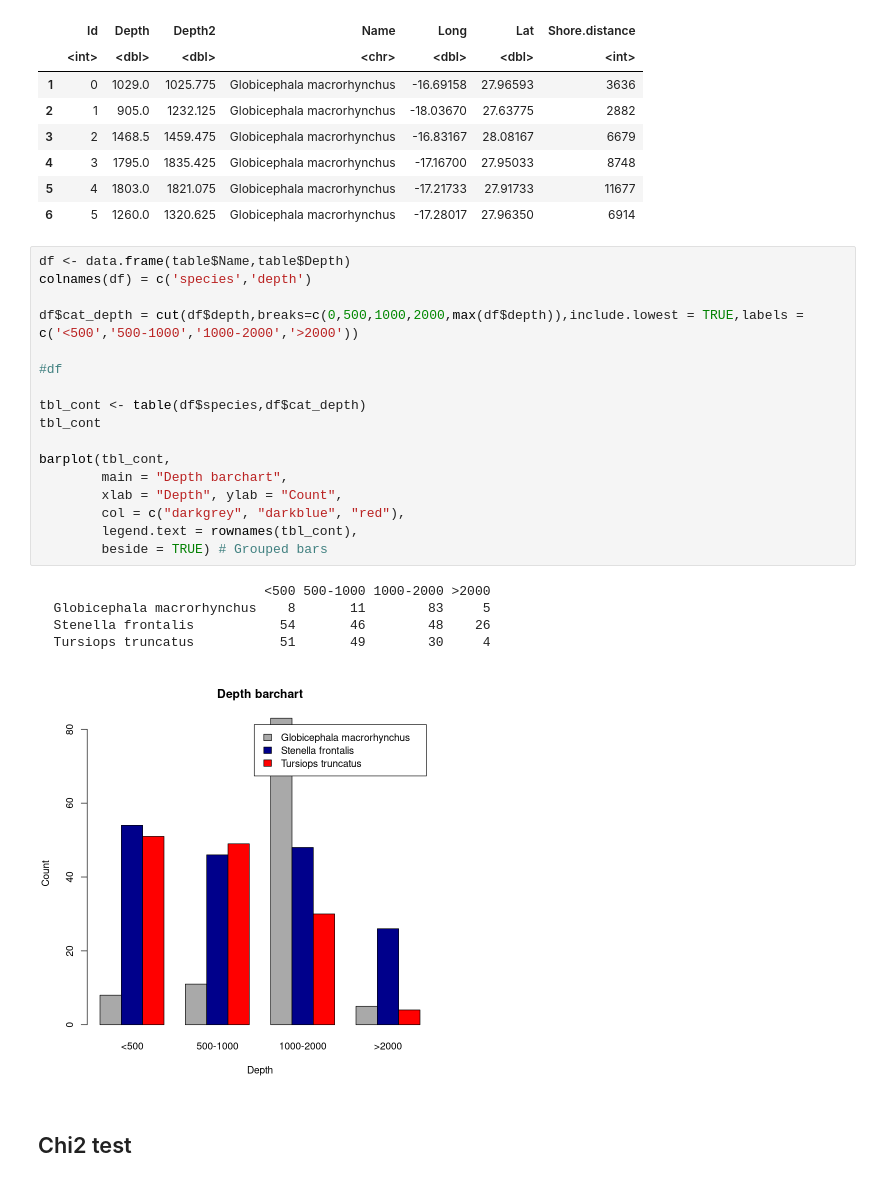
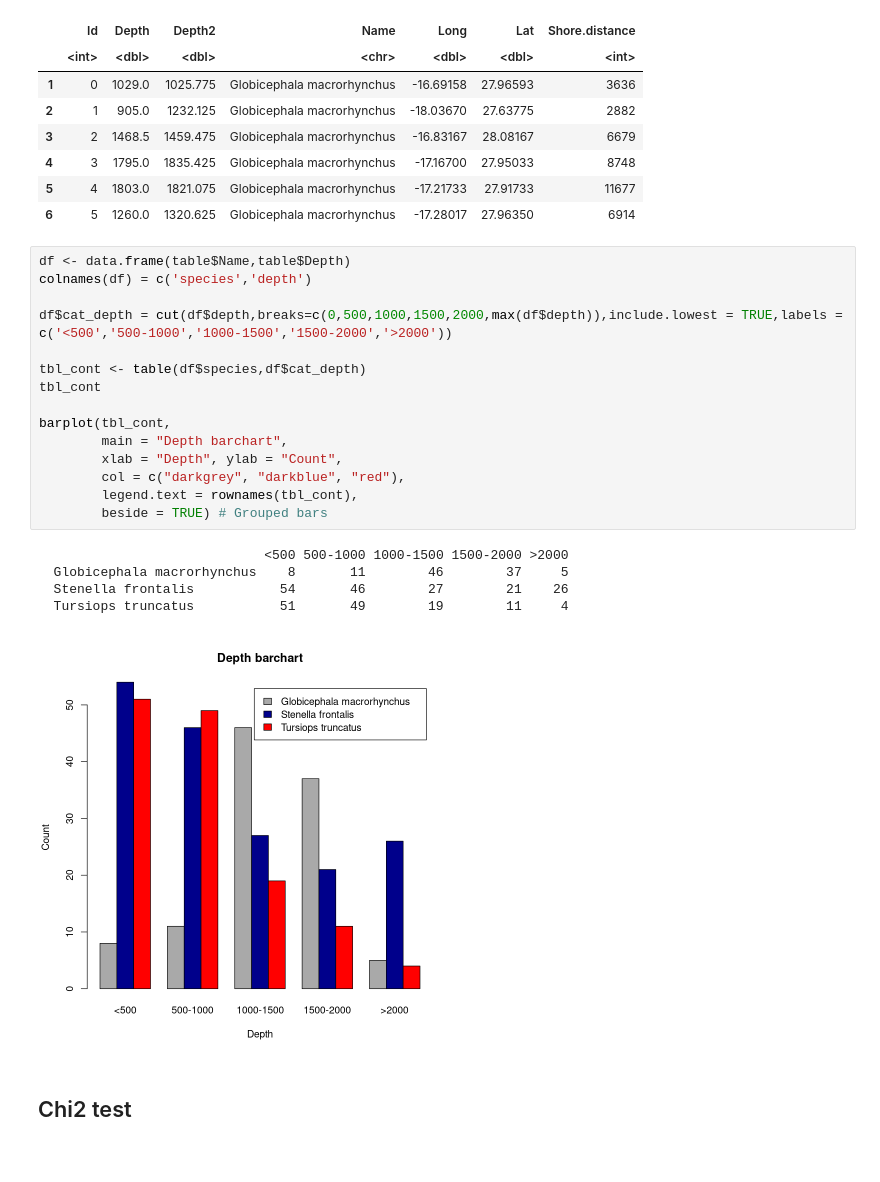
Before and after one commit to Webismagic/stats, a Jupyter notebook: Canaries/notebook.ipynb, the cells around one changed output. Drawn from its saved outputs; the diff is of its cells as text.

```diff
--- a/Canaries/notebook.ipynb
+++ b/Canaries/notebook.ipynb
@@ -35,26 +35,24 @@ A data.frame: 6 × 7
 # %%
 df <- data.frame(table$Name,table$Depth)
 colnames(df) = c('species','depth')
 
-df$cat_depth = cut(df$depth,breaks=c(0,500,1000,2000,max(df$depth)),include.lowest = TRUE,labels = c('<500','500-1000','1000-2000','>2000'))
-
-#df
+df$cat_depth = cut(df$depth,breaks=c(0,500,1000,1500,2000,max(df$depth)),include.lowest = TRUE,labels = c('<500','500-1000','1000-1500','1500-2000','>2000'))
 
 tbl_cont <- table(df$species,df$cat_depth)
 tbl_cont
 
 barplot(tbl_cont,
         main = "Depth barchart",
         xlab = "Depth", ylab = "Count",
         col = c("darkgrey", "darkblue", "red"),
         legend.text = rownames(tbl_cont),
         beside = TRUE) # Grouped bars
 # %% [output]
-                             <500 500-1000 1000-2000 >2000
-  Globicephala macrorhynchus    8       11        83     5
-  Stenella frontalis           54       46        48    26
-  Tursiops truncatus           51       49        30     4
+                             <500 500-1000 1000-1500 1500-2000 >2000
+  Globicephala macrorhynchus    8       11        46        37     5
+  Stenella frontalis           54       46        27        21    26
+  Tursiops truncatus           51       49        19        11     4
-[figure, old version]
+[figure, new version]
 # %% [markdown]
 ## Chi2 test
 # %%
```
Also changed, not shown: parts of 2 cells of this notebook.
